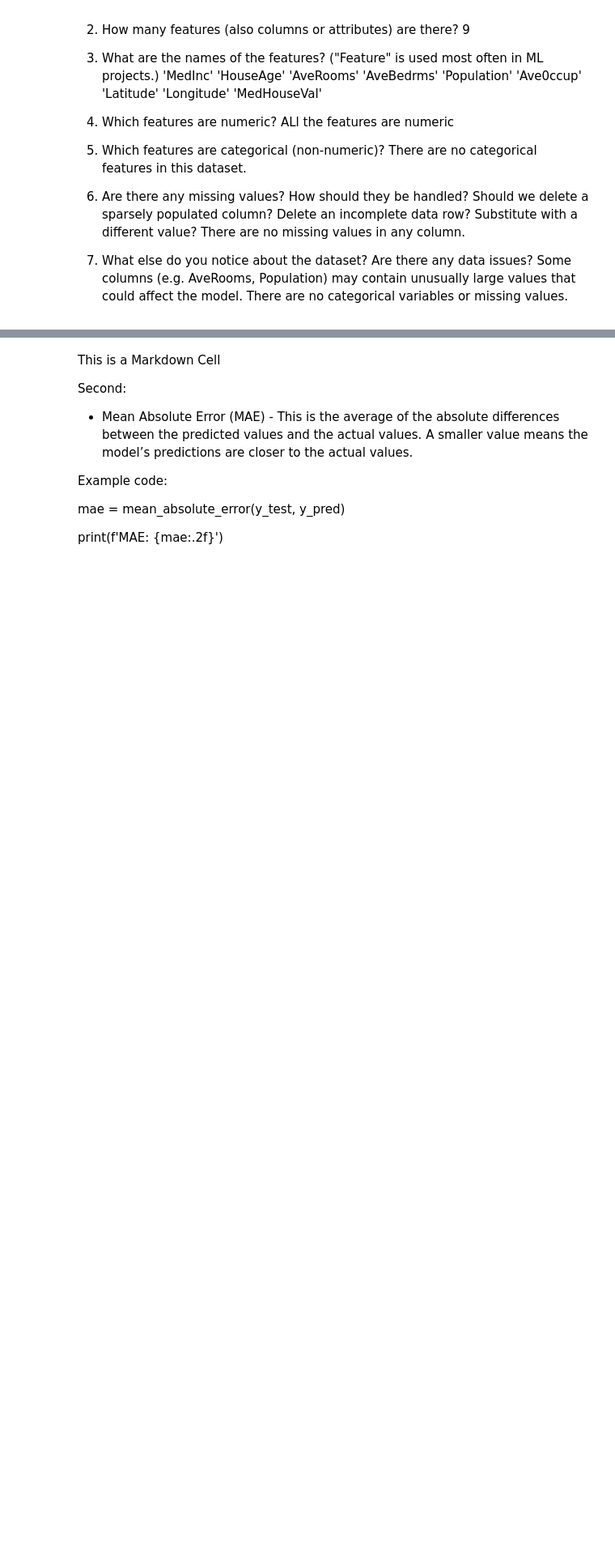
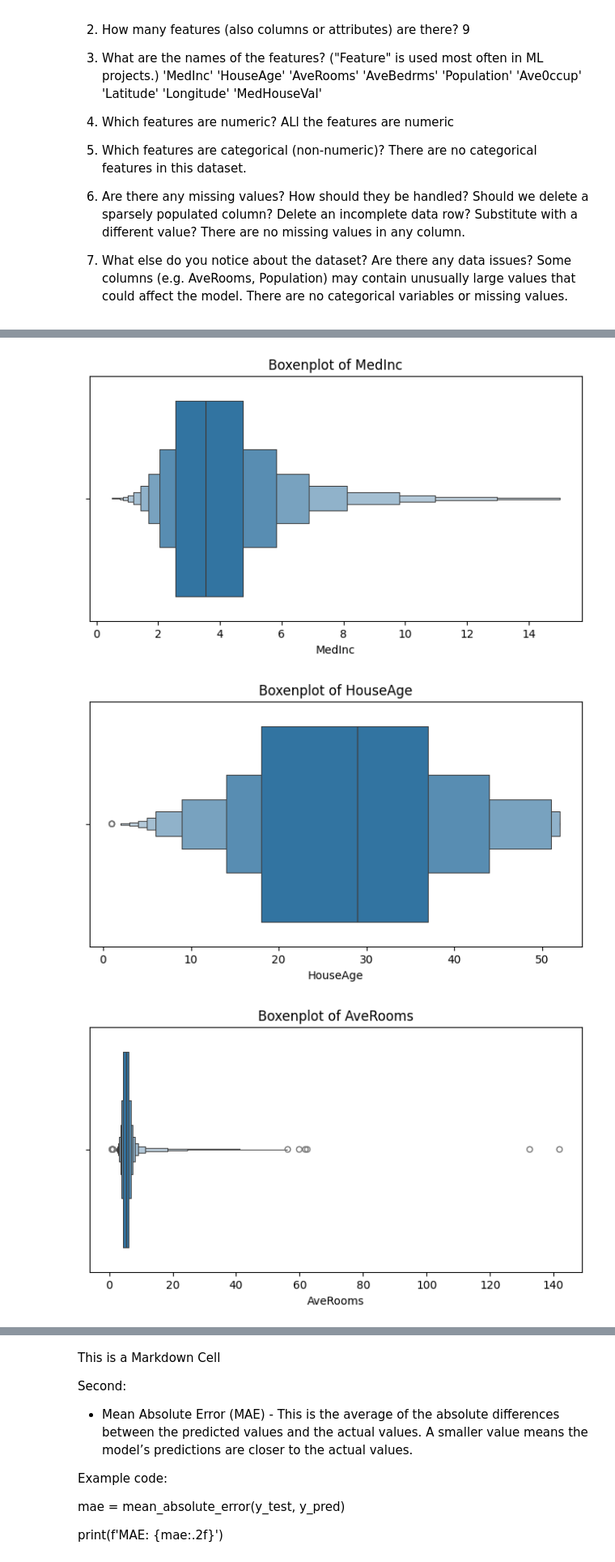
Before and after one commit to drodmay1/applied-ml-davidrm, a Jupyter notebook: lab01/ml01.ipynb, the cells around one changed output, grey strips where cells are left out. Shown at 81% size. Cells and saved outputs as stored; diff of their text form; code cells hidden in the pictures; blank space fills up the shorter version.

```diff
--- a/lab01/ml01.ipynb
+++ b/lab01/ml01.ipynb
@@ -234,0 +202,13 @@ plt.show()
+# %%
+import seaborn as sns
+
+# Plot a boxenplot for each feature (individually)
+for column in df.columns:
+    plt.figure(figsize=(8, 4))
+    sns.boxenplot(x=df[column])
+    plt.title(f"Boxenplot of {column}")
+    plt.show()
+# %% [output]
+[figure, added]
+[figure, added]
+[figure, added]
```
Also changed, not shown: parts of 11 cells of this notebook.
